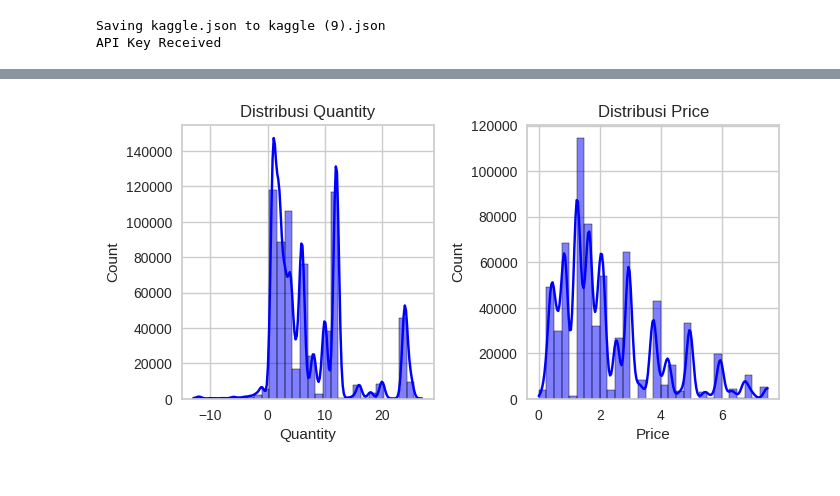
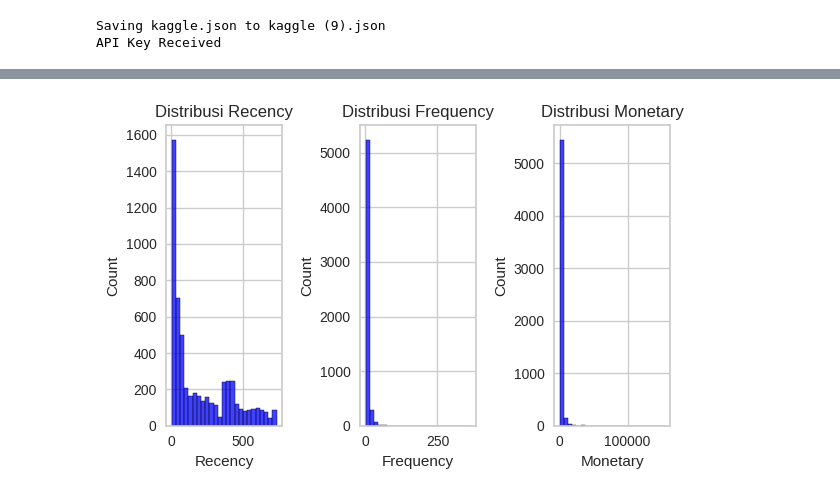
Before and after one commit to ShiftorTheOrca/asah-capstone, a Jupyter notebook: asah_fetch_a25_cs328.ipynb, the cells around one changed output, grey strips where cells are left out. Drawn from its saved outputs; the diff is of its cells as text; code cells hidden in the pictures.

```diff
--- a/asah_fetch_a25_cs328.ipynb
+++ b/asah_fetch_a25_cs328.ipynb
@@ -130,9 +287,13 @@ categorical_cols = df.select_dtypes(include="object").columns
+# %%
+df = df[(df['Quantity'] > 0) & (df['Price'] > 0)]
 # %%
-Q1 = df[numerical_cols].quantile(0.25)
-Q3 = df[numerical_cols].quantile(0.75)
+feature_cols = ['Quantity', 'Price', 'InvoiceDate']
+
+Q1 = df[feature_cols].quantile(0.25)
+Q3 = df[feature_cols].quantile(0.75)
 IQR = Q3 - Q1
 
-condition = ~((df[numerical_cols] < (Q1 - 1.5 * IQR)) | (df[numerical_cols] > (Q3 + 1.5 * IQR))).any(axis=1)
+condition = ~((df[feature_cols] < (Q1 - 1.5 * IQR)) | (df[feature_cols] > (Q3 + 1.5 * IQR))).any(axis=1)
 
 df = df[condition]
 
@@ -181,0 +311,5 @@ df.head()
+# %%
+df['Sales'] = df['Quantity'] * df['Price']
+tgl_pengambilan = df['InvoiceDate'].max() + pd.Timedelta(days=1)
+
+df
@@ -181,0 +330,8 @@ df.head()
+# %%
+df_rfm = df.groupby('CustomerID').agg(
+  Recency=('InvoiceDate', lambda x: (tgl_pengambilan - x.max()).days),
+  Frequency=('Invoice', 'nunique'),
+  Monetary=('Sales', 'sum')
+).reset_index()
+
+df_rfm
@@ -182,11 +364,12 @@ df.head()
 # %%
-# Distribusi fitur numerik
-plt.figure(figsize=(14, 10))
-for i, column in enumerate(numerical_cols, 1):
-    plt.subplot(3, 4, i)
-    sns.histplot(df[column], bins=30, kde=True, color='blue')
-    plt.title(f'Distribusi {column}')
+column = ['Recency', 'Frequency', 'Monetary']
+plt.figure(figsize=(6, 4))
+
+for i, column in enumerate(column, 1):
+  plt.subplot(1, 3, i)
+  sns.histplot(df_rfm[column], bins=25, color='blue')
+  plt.title(f'Distribusi {column}')
 plt.tight_layout()
 plt.show()
 # %% [output]
-[figure, old version]
+[figure, new version]
```
Also changed, not shown: parts of 47 cells of this notebook.
